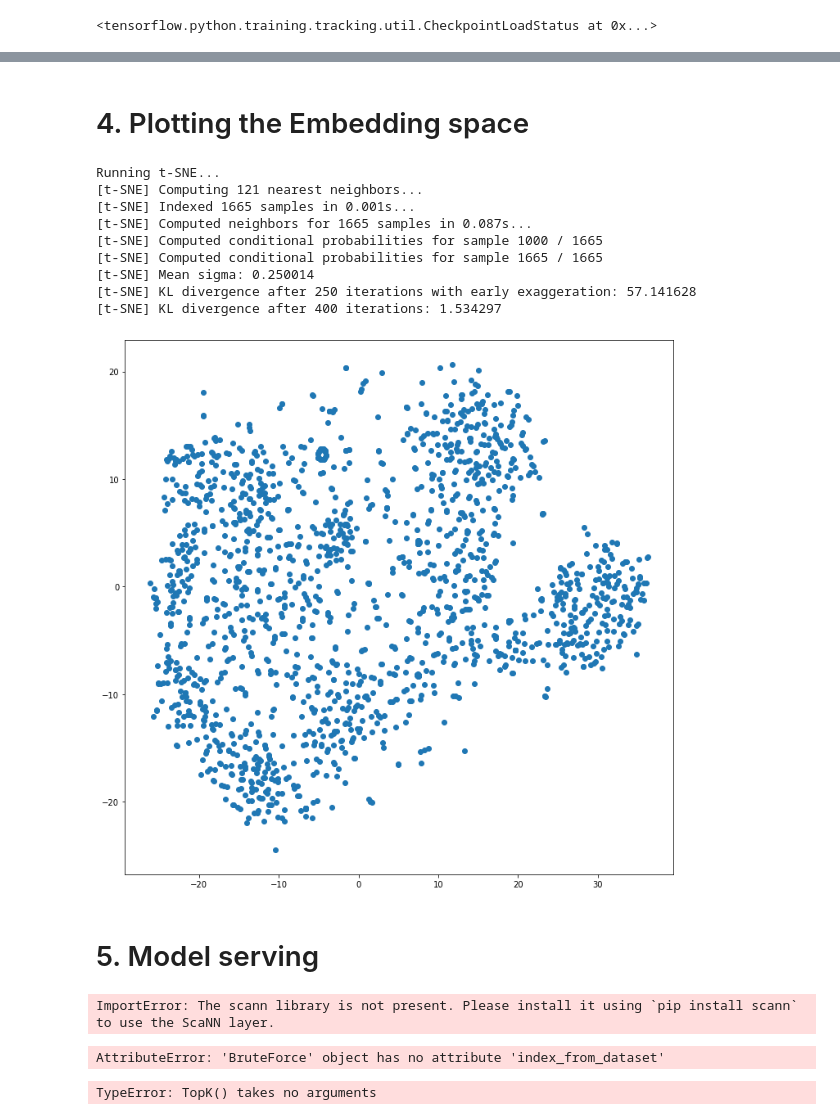
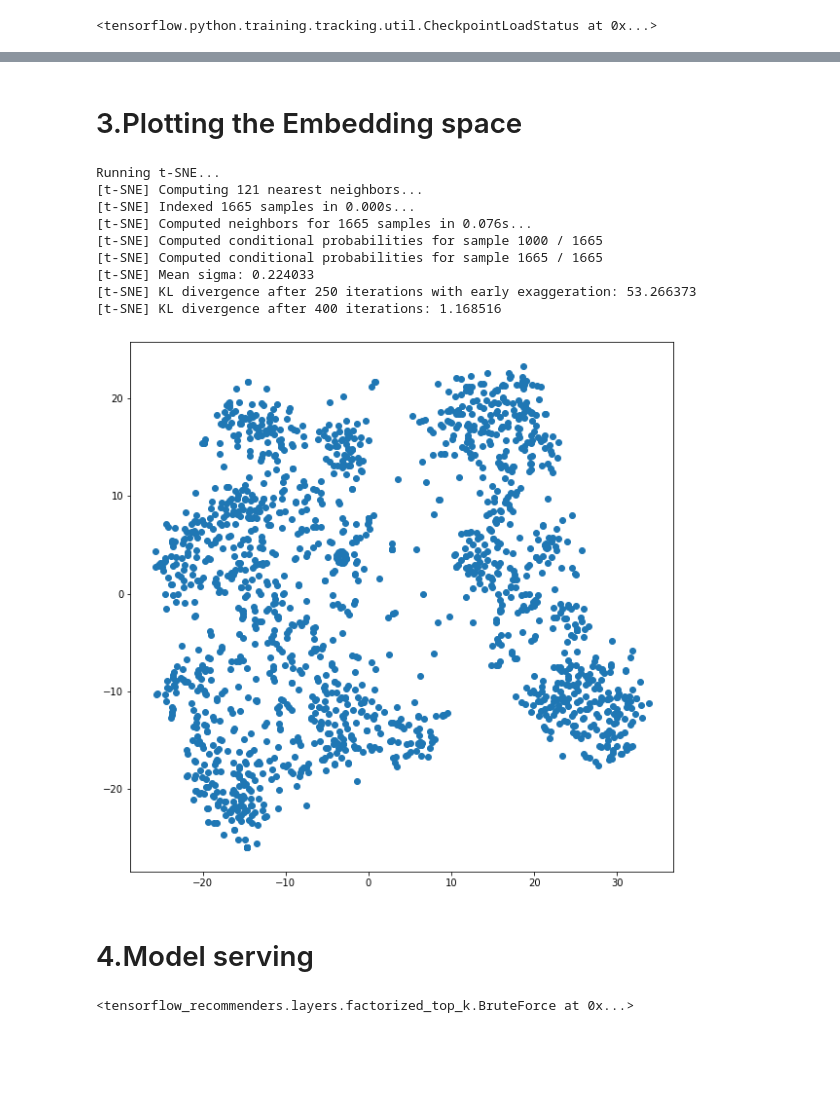
Before and after one commit to tuanle163/Movie_Recommender, a Jupyter notebook: [Multitask]Movie_Recommender.ipynb, the cells around one changed output, grey strips where cells are left out. Drawn from its saved outputs; the diff is of its cells as text; code cells hidden in the pictures; blank space fills up the shorter version.

```diff
--- a/[Multitask]Movie_Recommender.ipynb
+++ b/[Multitask]Movie_Recommender.ipynb
@@ -44,5 +46,9 @@ ratings = ratings.map(lambda x: {
     "movie_title": x["movie_title"],
     "user_id": x["user_id"],
     "user_rating": x["user_rating"],
+    'user_occupation': x['user_occupation_text']
 })
+full_movies = movies.map(lambda x: {'movie_title': x['movie_title'],
+                                  'genres': x['movie_genres']})
+
 movies = movies.map(lambda x: x["movie_title"])
@@ -71,7 +91,9 @@ val_set = shuffled.skip(int(0.8*size[0])).take(int(0.2*size[0]))
 test_set = shuffled.skip(int(0.6*size[0])).take(int(0.2*size[0]))
 
 movie_titles = movies.batch(int(0.1*size[0]))
-user_ids = ratings.batch(1000000).map(lambda x: x["user_id"])
+user_ids = ratings.batch(size[0]).map(lambda x: x["user_id"])
+user_occupation_text = ratings.batch(size[0]).map(lambda x: x['user_occupation'])
 
 unique_movie_titles = np.unique(np.concatenate(list(movie_titles)))
 unique_user_ids = np.unique(np.concatenate(list(user_ids)))
+unique_user_occ = np.unique(np.concatenate(list(user_occupation_text)))
@@ -197,12 +234,13 @@ ValueError: ignored
 # %% [markdown]
 ## Compile and preparing the pipeline
 # %%
-model = MovielensModel(rating_weight=1.0, retrieval_weight=1.0)
+# model = MovielensModel(rating_weight=1.0, retrieval_weight=1.0)
+model = MovielensModel(rating_weight=0.8, retrieval_weight=0.8)
 # model.compile(optimizer=tf.keras.optimizers.Adagrad(learning_rate=0.09))
-model.compile(optimizer=tf.keras.optimizers.Adam(learning_rate=0.01))
+model.compile(optimizer=tf.keras.optimizers.Adam(learning_rate=0.001))
 
-reduce_lr = tf.keras.callbacks.ReduceLROnPlateau(monitor='val_loss', factor=0.2, patience=5, min_lr=0.001)
-early_stop = tf.keras.callbacks.EarlyStopping(monitor='val_loss', patience=10)
+reduce_lr = tf.keras.callbacks.ReduceLROnPlateau(monitor='val_total_loss', factor=0.2, patience=5, min_lr=0.001)
+early_stop = tf.keras.callbacks.EarlyStopping(monitor='val_total_loss', patience=10)
 
 cached_train = train_set.shuffle(size[0]).batch(10000).cache()
 cached_test = test_set.batch(5000).cache()
@@ -322,5 +408,5 @@ plotting_history(rmse, val_rmse, loss, val_loss)
 # %% [markdown]
-# 4. Plotting the Embedding space
+# 3.Plotting the Embedding space
 # %%
 def tsne_movie_embeddings(model):
   tsne = sklearn.manifold.TSNE(
@@ -332,54 +418,46 @@ def tsne_movie_embeddings(model):
   V_proj = tsne.fit_transform(x)
   return V_proj
 # %%
-V_proj = tsne_movie_embeddings(loaded_model)
+V_proj = tsne_movie_embeddings(model)
 # %% [output]
 Running t-SNE...
 [t-SNE] Computing 121 nearest neighbors...
-[t-SNE] Indexed 1665 samples in 0.001s...
-[t-SNE] Computed neighbors for 1665 samples in 0.087s...
+[t-SNE] Indexed 1665 samples in 0.000s...
+[t-SNE] Computed neighbors for 1665 samples in 0.076s...
 [t-SNE] Computed conditional probabilities for sample 1000 / 1665
 [t-SNE] Computed conditional probabilities for sample 1665 / 1665
-[t-SNE] Mean sigma: 0.250014
-[t-SNE] KL divergence after 250 iterations with early exaggeration: 57.141628
-[t-SNE] KL divergence after 400 iterations: 1.534297
+[t-SNE] Mean sigma: 0.224033
+[t-SNE] KL divergence after 250 iterations with early exaggeration: 53.266373
+[t-SNE] KL divergence after 400 iterations: 1.168516
 # %%
 idx = list(range(50,60,1))
 
 X = V_proj[:,0]
 Y = V_proj[:,1]
 
 # X = V_proj[50:60,0]
 # Y = V_proj[50:60,1]
-plt.figure(figsize=(12,12))
+plt.figure(figsize=(10,10))
 plt.scatter(X, Y)
 # for i, x, y in zip(movies_df['movie_title'][idx], X, Y):
     # plt.text(x,y,i, color=np.random.rand(3)*0.7, fontsize=11)
 plt.show()
 # %% [output]
-[figure, old version]
+[figure, new version]
 # %% [markdown]
-# 5. Model serving
+# 4.Model serving
 # %%
-scann_index = tfrs.layers.factorized_top_k.ScaNN(loaded_model.user_model)
+scann_index = tfrs.layers.factorized_top_k.ScaNN(loaded_model.user_model, k=50)
 scann_index.index_from_dataset(
   tf.data.Dataset.zip((movies.batch(128), movies.batch(128).map(loaded_model.movie_model)))
 )
+# Create a model that takes in raw query features, and
+bf_index = tfrs.layers.factorized_top_k.BruteForce(loaded_model.user_model, k=50)
+# recommends movies out of the entire movies dataset.
+bf_index.index_from_dataset(
+  tf.data.Dataset.zip((movies.batch(128), movies.batch(128).map(loaded_model.movie_model)))
+)
 # %% [output]
-ImportError: The scann library is not present. Please install it using `pip install scann` to use the ScaNN layer.
+<tensorflow_recommenders.layers.factorized_top_k.BruteForce at 0x...>
-# %%
-# Create a model that takes in raw query features, and
-bf_index = tfrs.layers.factorized_top_k.BruteForce(loaded_model.user_model)
-# recommends movies out of the entire movies dataset.
-bf_index.index_from_dataset(
-  tf.data.Dataset.zip((movies.batch(1128), movies.batch(1128).map(loaded_model.movie_model)))
-)
-# %% [output]
-AttributeError: 'BruteForce' object has no attribute 'index_from_dataset'
-# %%
-topK_index = tfrs.layers.factorized_top_k.TopK(loaded_model.user_model)
-topK_index.index_from_dataset(tf.data.Dataset.zip((movies.batch(128), movies.batch(128).map(loaded_model.movie_model))))
-# %% [output]
-TypeError: TopK() takes no arguments
 # %%
 # Get recommendations.
```
Also changed, not shown: parts of 27 cells of this notebook, 1 other file.
